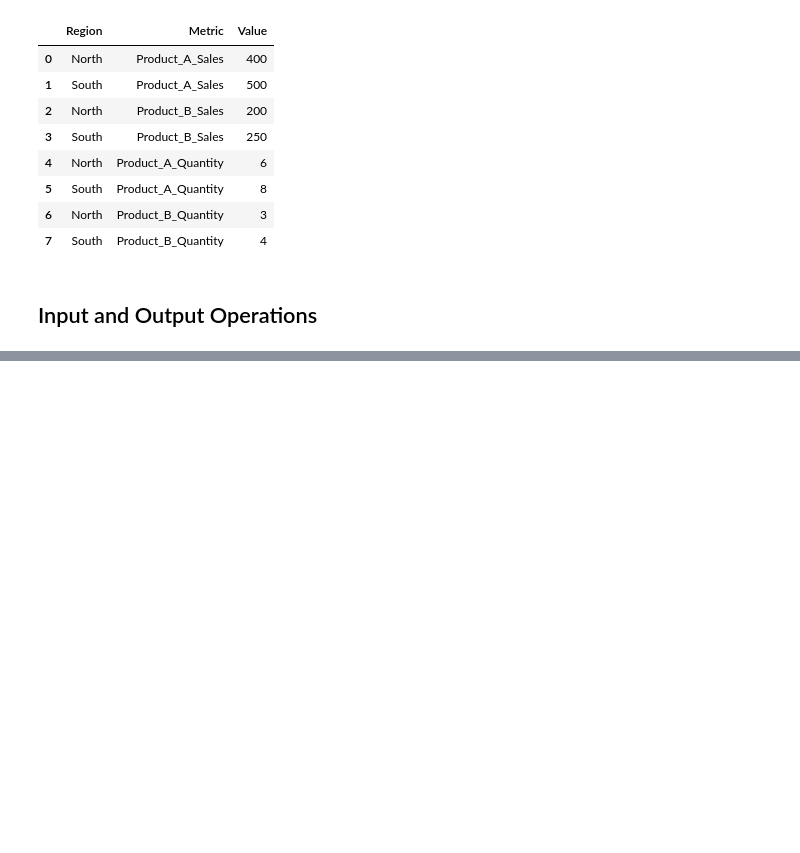
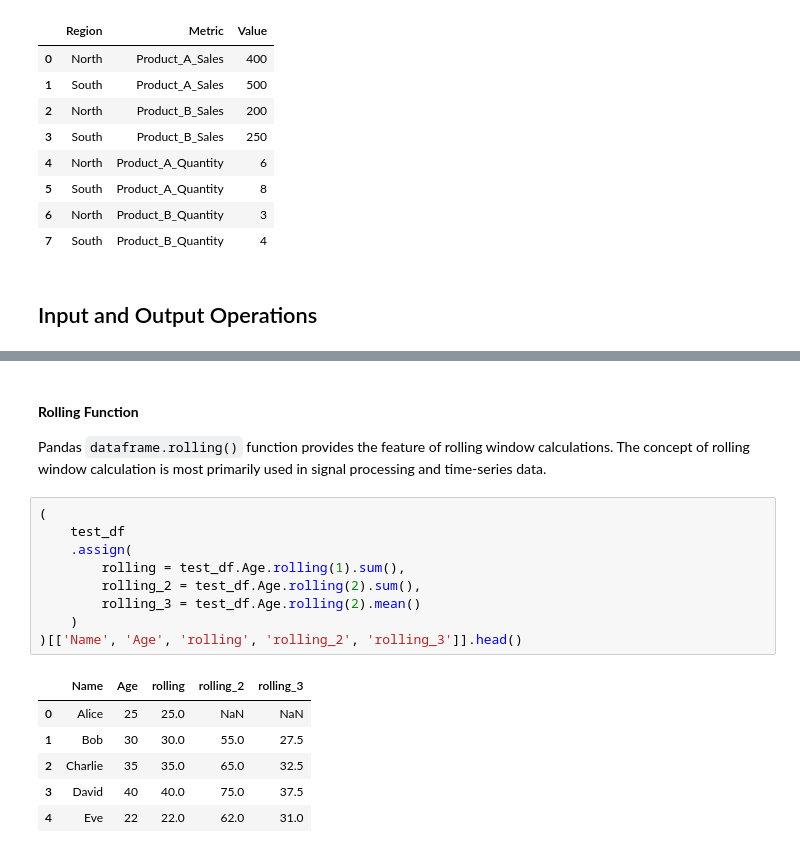
Before and after one commit to MuhammetYorulmaz/pandas_tutorial, a Jupyter notebook: notebooks/pandas_tutorial.ipynb, the cells around one changed output, grey strips where cells are left out. Cells and saved outputs as stored; diff of their text form; blank space fills up the shorter version.

```diff
--- a/notebooks/pandas_tutorial.ipynb
+++ b/notebooks/pandas_tutorial.ipynb
@@ -1387,0 +1481,19 @@ pd.melt(df_for_melting, id_vars=['Region'], var_name='Metric', value_name='Value
+# %% [markdown]
+#### <b>Rolling Function
+Pandas `dataframe.rolling()` function provides the feature of rolling window calculations. The concept of rolling window calculation is most primarily used in signal processing and time-series data.
+# %%
+(
+    test_df
+    .assign(
+        rolling = test_df.Age.rolling(1).sum(),
+        rolling_2 = test_df.Age.rolling(2).sum(),
+        rolling_3 = test_df.Age.rolling(2).mean()
+    )
+)[['Name', 'Age', 'rolling', 'rolling_2', 'rolling_3']].head()
+# %% [output]
+|  | Name | Age | rolling | rolling_2 | rolling_3 |
+| 0 | Alice | 25 | 25.0 | NaN | NaN |
+| 1 | Bob | 30 | 30.0 | 55.0 | 27.5 |
+| 2 | Charlie | 35 | 35.0 | 65.0 | 32.5 |
+| 3 | David | 40 | 40.0 | 75.0 | 37.5 |
+| 4 | Eve | 22 | 22.0 | 62.0 | 31.0 |
```
Also changed, not shown: parts of 22 cells of this notebook.
